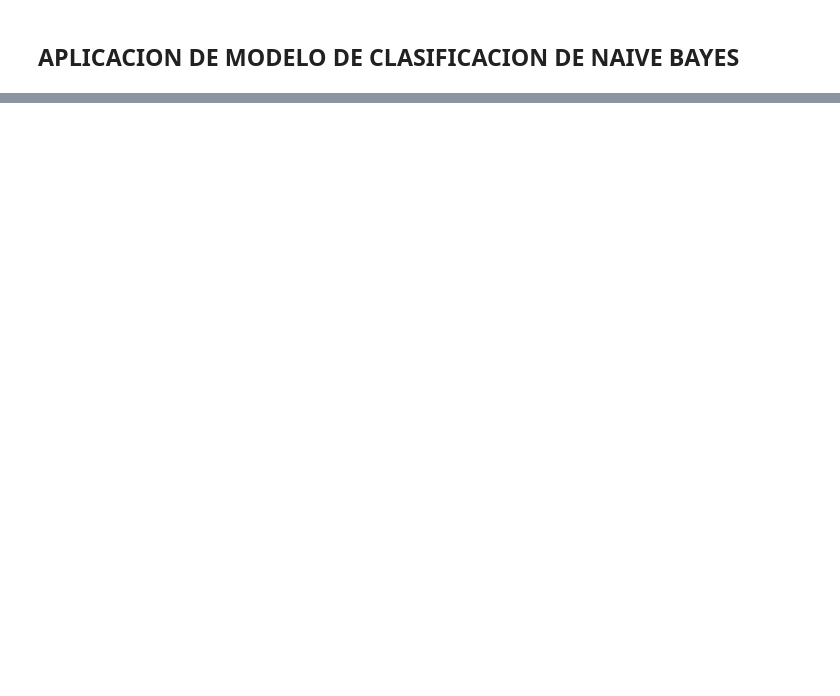
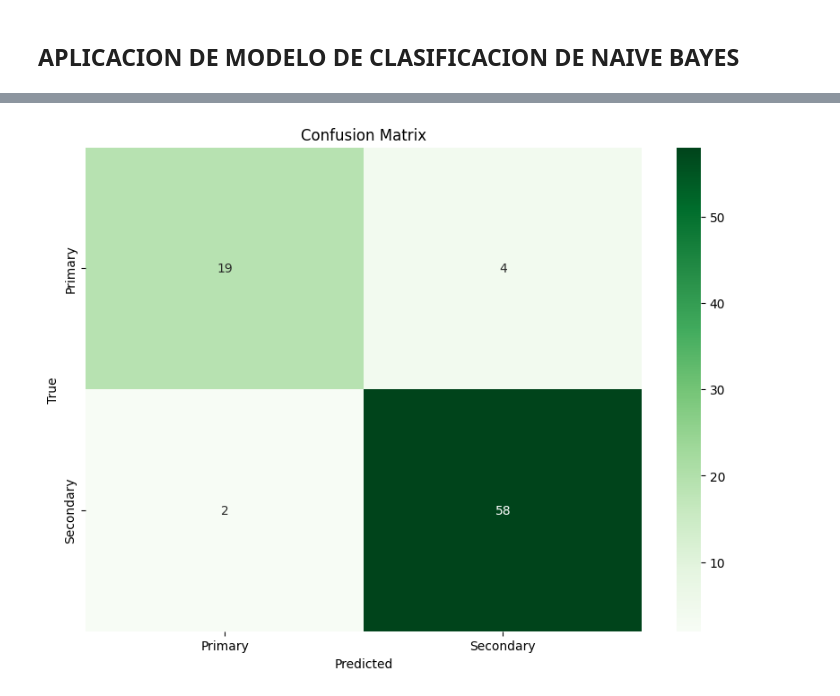
Before and after one commit to ErickMMuniz/kaggle-make-data-count, a Jupyter notebook: models/ProyectoAprendizajeSupervisado.ipynb, the cells around one changed output, grey strips where cells are left out. Drawn from its saved outputs; the diff is of its cells as text; code cells hidden in the pictures; blank space fills up the shorter version.

```diff
--- a/models/ProyectoAprendizajeSupervisado.ipynb
+++ b/models/ProyectoAprendizajeSupervisado.ipynb
@@ -144,6 +277,6 @@ plt.show()
 # %% [markdown]
 ## APLICACION DE MODELO DE CLASIFICACION DE NAIVE BAYES
 # %%
-classifier = GaussianNB()
+classifier = MultinomialNB()
 classifier.fit(X_train, y_train)
 # %% [output]
@@ -179,0 +353,3 @@ plt.show()
+# %%
+clf = DecisionTreeClassifier(criterion="gini",max_depth=None, min_samples_leaf=1,random_state=42)
+clf.fit(X_train, y_train)
@@ -179,0 +358,5 @@ plt.show()
+# %%
+param_grid = {"max_depth": [None, 5, 10, 20],"min_samples_leaf": [1, 2, 5, 10],"criterion": ["gini", "entropy"]}
+grid = GridSearchCV(clf, param_grid, cv=5, scoring="accuracy", n_jobs=-1)
+grid.fit(X_train, y_train)
+print("Mejores params:", grid.best_params_)
@@ -179,0 +365,6 @@ plt.show()
+# %%
+best_clf = grid.best_estimator_
+y_pred = best_clf.predict(X_test)
+
+conf_matrix = confusion_matrix(y_test, y_pred)
+class_report = classification_report(y_test, y_pred)
@@ -179,0 +383,14 @@ plt.show()
+# %%
+plt.figure(figsize=(10, 7))
+sns.heatmap(conf_matrix,
+            annot=True,
+            fmt="d",
+            cmap="Greens",
+            xticklabels=["Primary", "Secondary"],
+            yticklabels=["Primary", "Secondary"])
+plt.title('Confusion Matrix')
+plt.xlabel('Predicted')
+plt.ylabel('True')
+plt.show()
+# %% [output]
+[figure, added]
```
Also changed, not shown: parts of 55 cells of this notebook, 1 other file.
